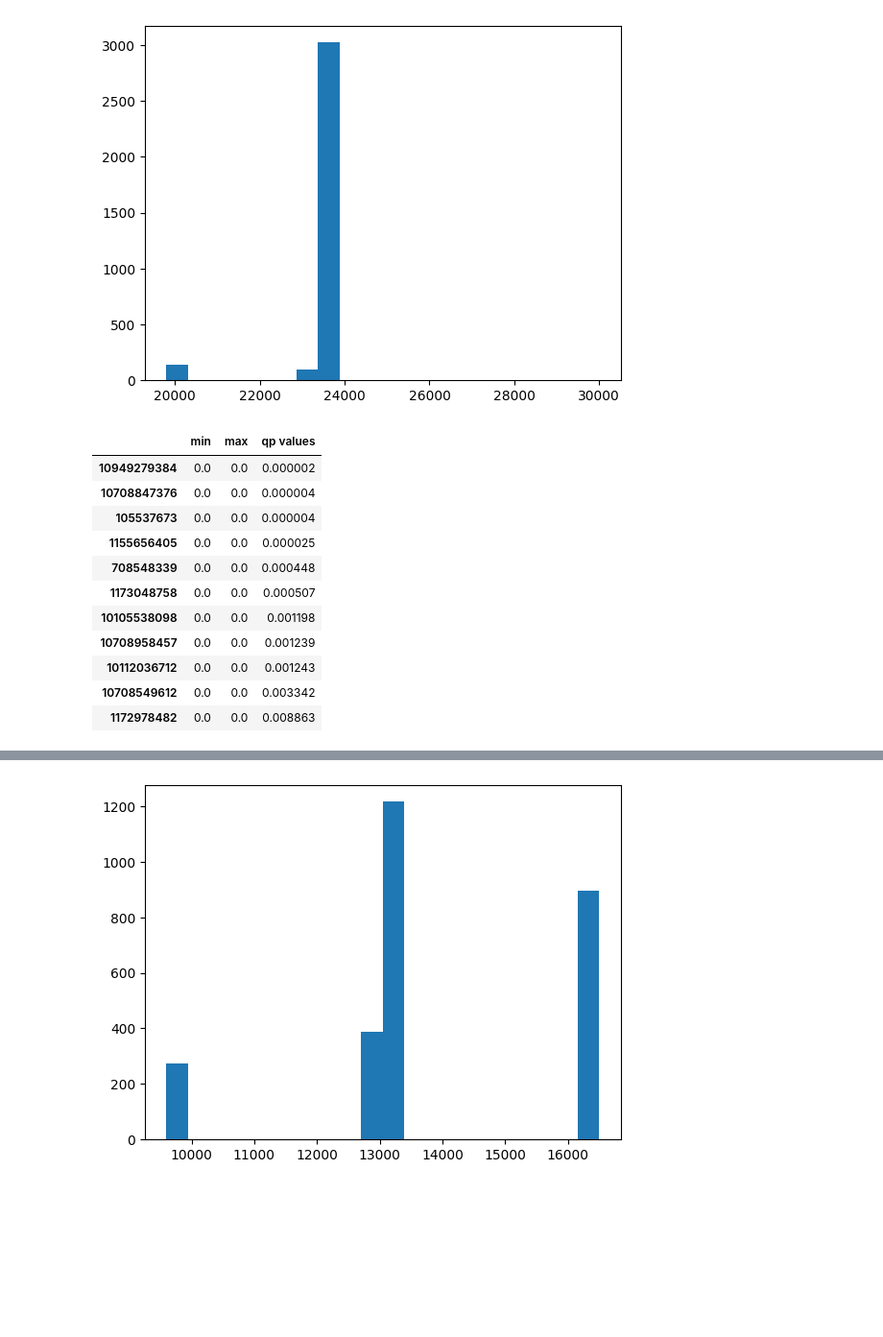
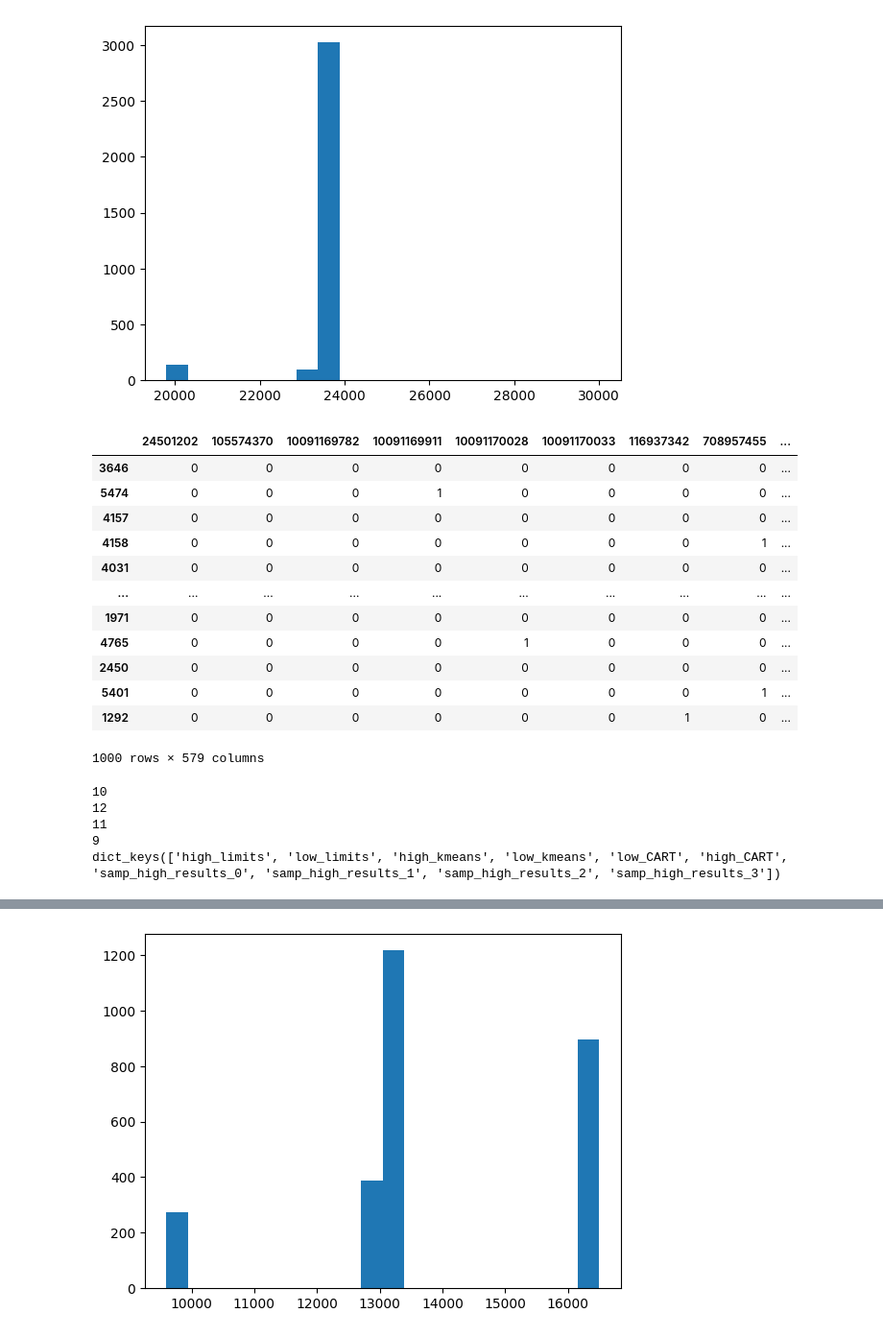
Before and after one commit to pfoytik/scenarioDiscovery, a Jupyter notebook: ema_clustering.ipynb, the cells around one changed output, grey strips where cells are left out. Shown at 96% size. Saved outputs shown, nothing was run; the diff lists cells and outputs as text; code cells hidden in the pictures; blank space fills up the shorter version.

```diff
--- a/ema_clustering.ipynb
+++ b/ema_clustering.ipynb
@@ -260,15 +255,0 @@ box = prim_alg.find_box()
-# %%
-box.limits
-# %% [output]
-|  | min | max | qp values |
-| 10949279384 | 0.0 | 0.0 | 0.000002 |
-| 10708847376 | 0.0 | 0.0 | 0.000004 |
-| 105537673 | 0.0 | 0.0 | 0.000004 |
-| 1155656405 | 0.0 | 0.0 | 0.000025 |
-| 708548339 | 0.0 | 0.0 | 0.000448 |
-| 1173048758 | 0.0 | 0.0 | 0.000507 |
-| 10105538098 | 0.0 | 0.0 | 0.001198 |
-| 10708958457 | 0.0 | 0.0 | 0.001239 |
-| 10112036712 | 0.0 | 0.0 | 0.001243 |
-| 10708549612 | 0.0 | 0.0 | 0.003342 |
-| 1172978482 | 0.0 | 0.0 | 0.008863 |
@@ -276,0 +256,53 @@ result_limits['high_limits'] = box.limits
+# %%
+### select random 1000 samples of high and low results
+import random
+
+### get 1000 indexes of high and low results
+#high_indexes = random.sample(range(0, len(high_results)), 1000)
+#low_indexes = random.sample(range(0, len(low_results)), 1000)
+
+samp_high_results = []
+samp_high_results.append(random.sample(range(0, len(high_results)), 1000))
+samp_high_results.append(random.sample(range(0, len(high_results)), 1000))
+samp_high_results.append(random.sample(range(0, len(high_results)), 1000))
+samp_high_results.append(random.sample(range(0, len(high_results)), 1000))
+
+samp_low_results = []
+samp_low_results.append(random.sample(range(0, len(low_results)), 1000))
+samp_low_results.append(random.sample(range(0, len(low_results)), 1000))
+samp_low_results.append(random.sample(range(0, len(low_results)), 1000))
+samp_low_results.append(random.sample(range(0, len(low_results)), 1000))
+# %%
+### get the rows of high_inputs based on samp_high_results[0]
+high_inputs.iloc[samp_high_results[0]]
+# %% [output]
+|  | 24501202 | 105574370 | 10091169782 | 10091169911 | 10091170028 | 10091170033 | 116937342 | 708957455 | ... |
+| 3646 | 0 | 0 | 0 | 0 | 0 | 0 | 0 | 0 | ... |
+| 5474 | 0 | 0 | 0 | 1 | 0 | 0 | 0 | 0 | ... |
+| 4157 | 0 | 0 | 0 | 0 | 0 | 0 | 0 | 0 | ... |
+| 4158 | 0 | 0 | 0 | 0 | 0 | 0 | 0 | 1 | ... |
+| 4031 | 0 | 0 | 0 | 0 | 0 | 0 | 0 | 0 | ... |
+| ... | ... | ... | ... | ... | ... | ... | ... | ... | ... |
+| 1971 | 0 | 0 | 0 | 0 | 0 | 0 | 0 | 0 | ... |
+| 4765 | 0 | 0 | 0 | 0 | 1 | 0 | 0 | 0 | ... |
+| 2450 | 0 | 0 | 0 | 0 | 0 | 0 | 0 | 0 | ... |
+| 5401 | 0 | 0 | 0 | 0 | 0 | 0 | 0 | 1 | ... |
+| 1292 | 0 | 0 | 0 | 0 | 0 | 0 | 1 | 0 | ... |
+1000 rows × 579 columns
+# %%
+### run prim on all samp_high_results
+for i in range(len(samp_high_results)):
+    prim_alg = p_rim.Prim(high_inputs.iloc[samp_high_results[i]], high_results.iloc[samp_high_results[i]][0], threshold=22000.0, threshold_type=">")
+    box = prim_alg.find_box()
+    print(len(box.limits))
+    result_limits['samp_high_results_' + str(i)] = box.limits
+
+
+#prim_alg = p_rim.Prim(high_inputs, high_results[0], threshold=22000.0, threshold_type=">")
+print(result_limits.keys())
+# %% [output]
+10
+12
+11
+9
+dict_keys(['high_limits', 'low_limits', 'high_kmeans', 'low_kmeans', 'low_CART', 'high_CART', 'samp_high_results_0', 'samp_high_results_1', 'samp_high_results_2', 'samp_high_results_3'])
```
Also changed, not shown: parts of 23 cells of this notebook.
